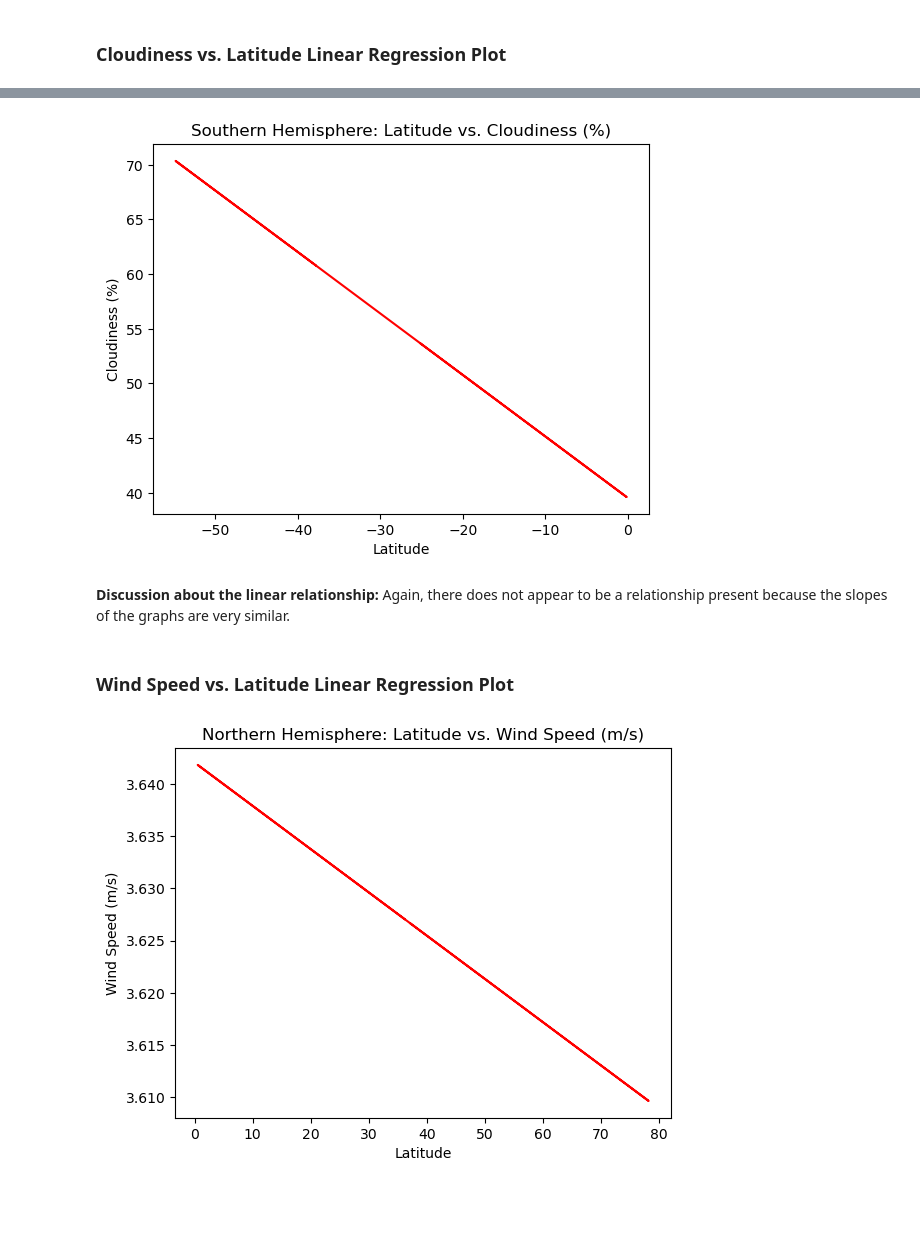
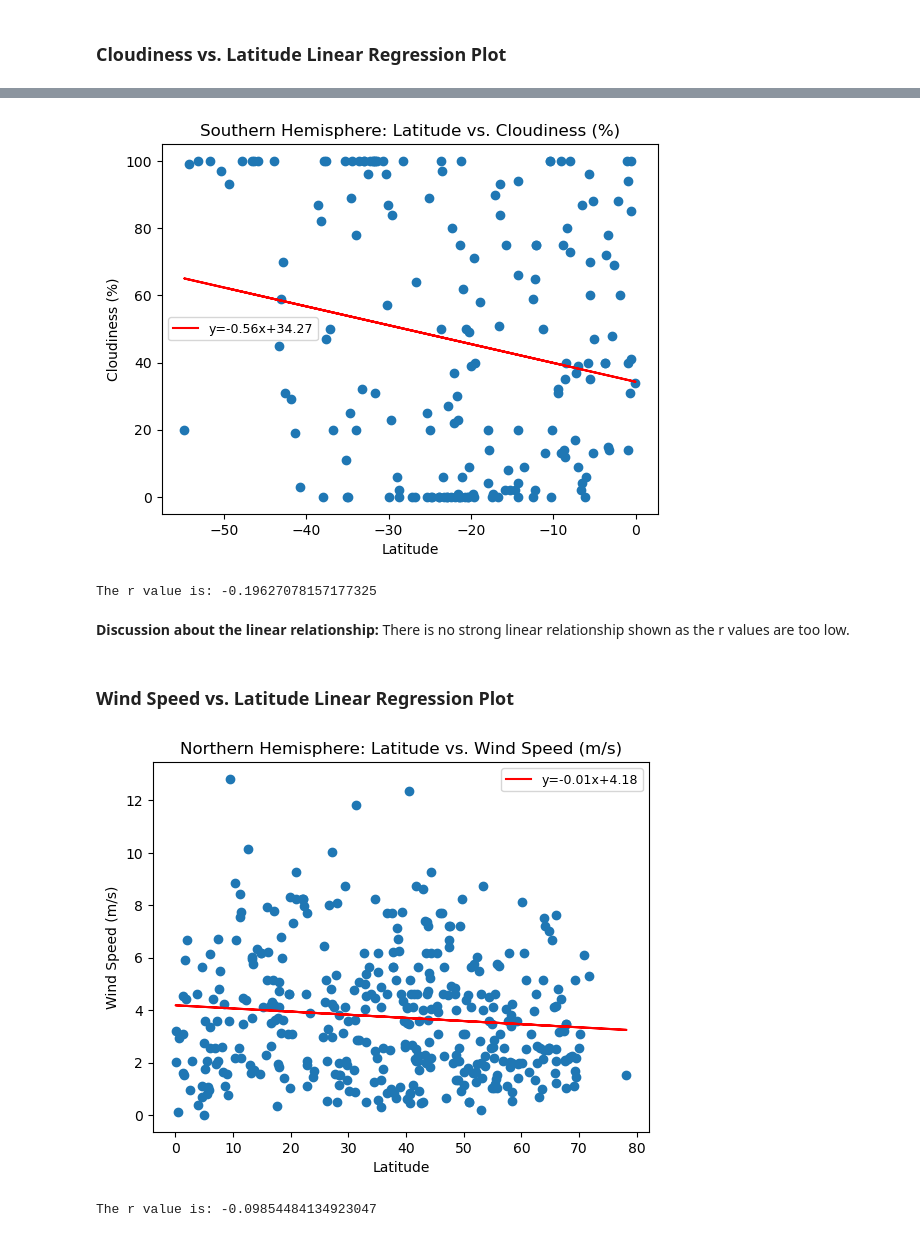
Before and after one commit to johnweissmann/python-api-challenge, a Jupyter notebook: WeatherPy.ipynb, the cells around one changed output, grey strips where cells are left out. Drawn from its saved outputs; the diff is of its cells as text; code cells hidden in the pictures; blank space fills up the shorter version.

```diff
--- a/WeatherPy.ipynb
+++ b/WeatherPy.ipynb
@@ -271,3 +269,16 @@ plt.show()
+# %%
+# Define a function to create Linear Regression plots
+def linear(x,y,title,ylabel):
+    (slope, intercept, rvalue, pvalue, stderr) = linregress(x, y)
+    regress_values = x * slope + intercept
+    plt.scatter(x,y)
+    plt.plot(x,regress_values,"r-",label='y={:.2f}x+{:.2f}'.format(slope,intercept))
+    plt.title(title)
+    plt.xlabel("Latitude")
+    plt.ylabel(ylabel)
+    plt.legend(fontsize=9)
+    plt.show()
+    print(f"The r value is: {rvalue}")
 # %%
 # Create a DataFrame with the Northern Hemisphere data (Latitude >= 0)
 northern_hemi_df = city_data_df.loc[city_data_df['Lat'] >= 0]
@@ -364,28 +355,20 @@ plt.show()
 # %%
 # Southern Hemisphere
-(slope, intercept, rvalue, pvalue, stderr) = linregress(southern_hemi_df['Lat'], southern_hemi_df['Cloudiness'])
-regress_values = southern_hemi_df['Lat'] * slope + intercept
-plt.plot(southern_hemi_df['Lat'],regress_values,"r-")
-plt.title("Southern Hemisphere: Latitude vs. Cloudiness (%)")
-plt.xlabel("Latitude")
-plt.ylabel("Cloudiness (%)")
-plt.show()
+linear(southern_hemi_df['Lat'], southern_hemi_df['Cloudiness'],
+       "Southern Hemisphere: Latitude vs. Cloudiness (%)","Cloudiness (%)")
 # %% [output]
-[figure, old version]
+[figure, new version]
+The r value is: -0.19627078157177325
-# %% [markdown]
-**Discussion about the linear relationship:** Again, there does not appear to be a relationship present because the slopes of the graphs are very similar.
+# %% [markdown]
+**Discussion about the linear relationship:** There is no strong linear relationship shown as the r values are too low.
 # %% [markdown]
 ### Wind Speed vs. Latitude Linear Regression Plot
 # %%
 # Northern Hemisphere
-(slope, intercept, rvalue, pvalue, stderr) = linregress(northern_hemi_df['Lat'], northern_hemi_df['Wind Speed'])
-regress_values = northern_hemi_df['Lat'] * slope + intercept
-plt.plot(northern_hemi_df['Lat'],regress_values,"r-")
-plt.title("Northern Hemisphere: Latitude vs. Wind Speed (m/s)")
-plt.xlabel("Latitude")
-plt.ylabel("Wind Speed (m/s)")
-plt.show()
+linear(northern_hemi_df['Lat'], northern_hemi_df['Wind Speed'],
+       "Northern Hemisphere: Latitude vs. Wind Speed (m/s)","Wind Speed (m/s)")
 # %% [output]
-[figure, old version]
+[figure, new version]
+The r value is: -0.09854484134923047
 # %%
 # Southern Hemisphere
```
Also changed, not shown: parts of 22 cells of this notebook.
